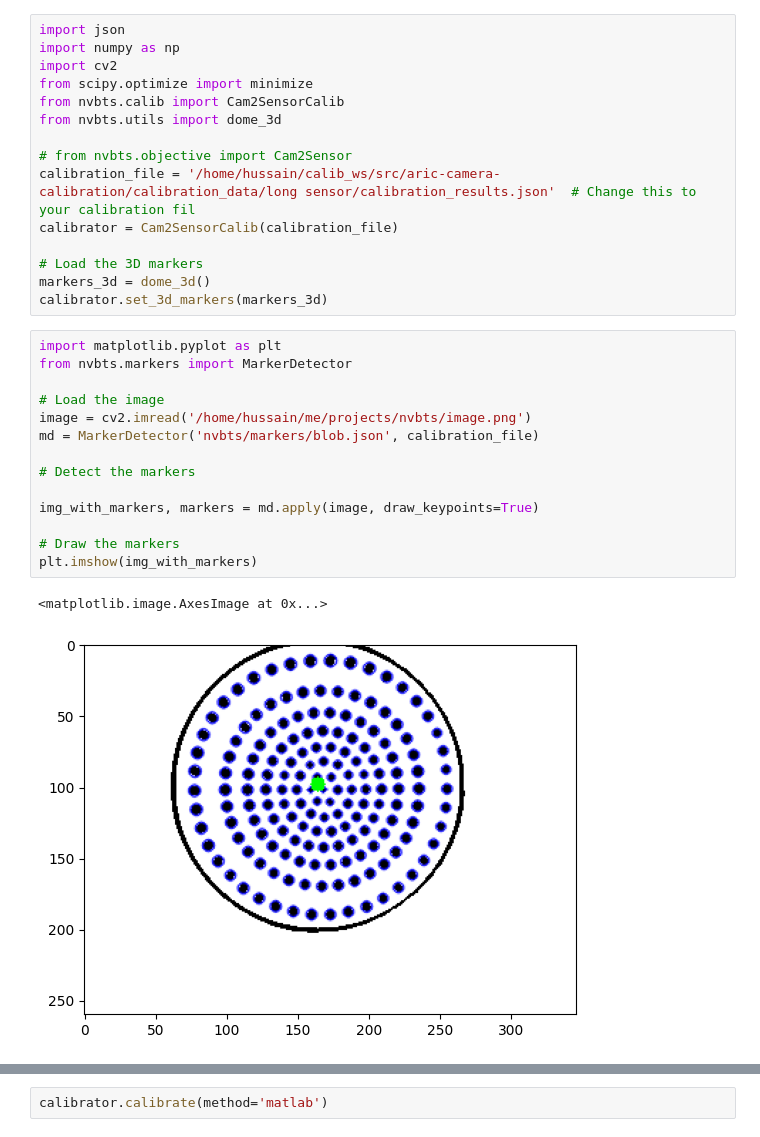
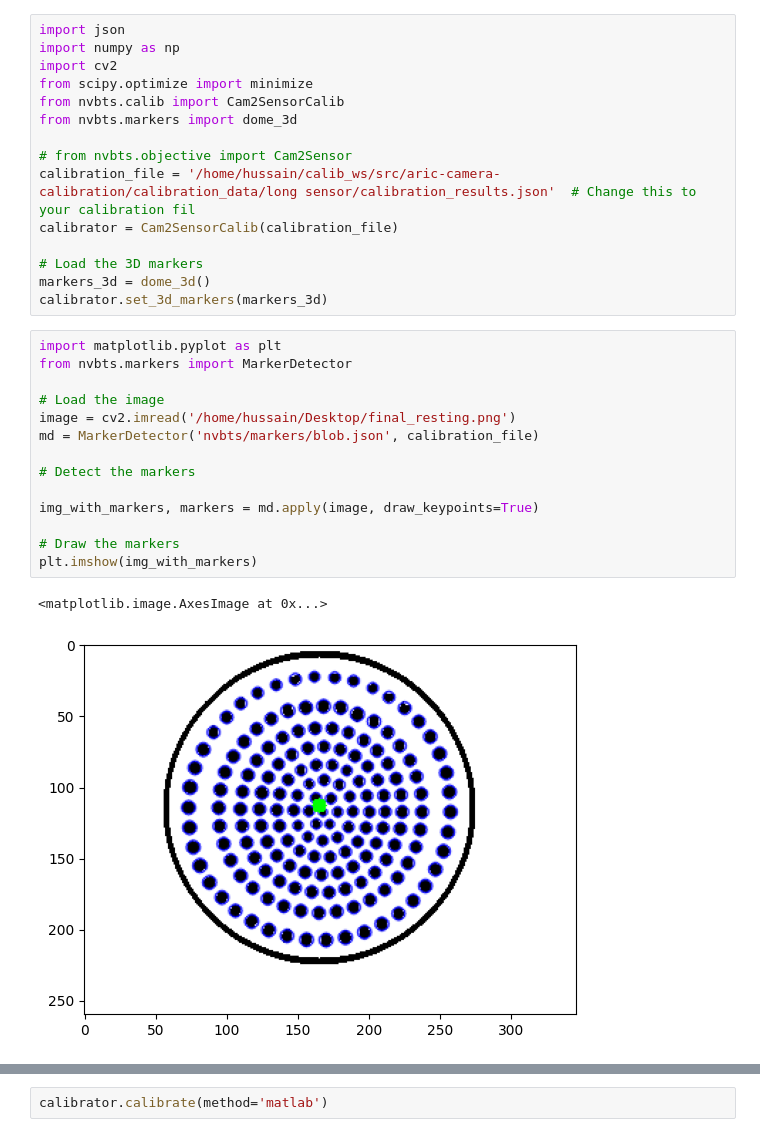
Before and after one commit to AdvancedResearchInnovationCenter/nvbts, a Jupyter notebook: cam2sensor.ipynb, the cells around one changed output, grey strips where cells are left out. Cells and saved outputs as stored; diff of their text form.

```diff
--- a/cam2sensor.ipynb
+++ b/cam2sensor.ipynb
@@ -4,7 +4,7 @@ import numpy as np
 import cv2
 from scipy.optimize import minimize
 from nvbts.calib import Cam2SensorCalib
-from nvbts.utils import dome_3d
+from nvbts.markers import dome_3d
 
 # from nvbts.objective import Cam2Sensor
 calibration_file = '/home/hussain/calib_ws/src/aric-camera-calibration/calibration_data/long sensor/calibration_results.json'  # Change this to your calibration fil
@@ -16,17 +16,17 @@ calibrator.set_3d_markers(markers_3d)
 # %%
 import matplotlib.pyplot as plt
 from nvbts.markers import MarkerDetector
 
 # Load the image
-image = cv2.imread('/home/hussain/me/projects/nvbts/image.png')
+image = cv2.imread('/home/hussain/Desktop/final_resting.png')
 md = MarkerDetector('nvbts/markers/blob.json', calibration_file)
 
 # Detect the markers
 
 img_with_markers, markers = md.apply(image, draw_keypoints=True)
 
 # Draw the markers
 plt.imshow(img_with_markers)
 # %% [output]
 <matplotlib.image.AxesImage at 0x...>
-[figure, old version]
+[figure, new version]
```
Also changed, not shown: parts of 8 cells of this notebook, 4 other files.
